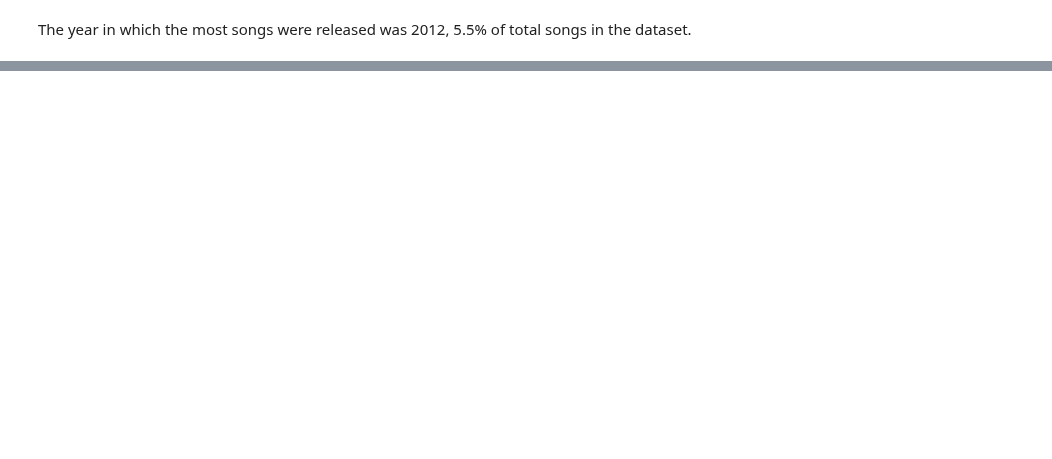
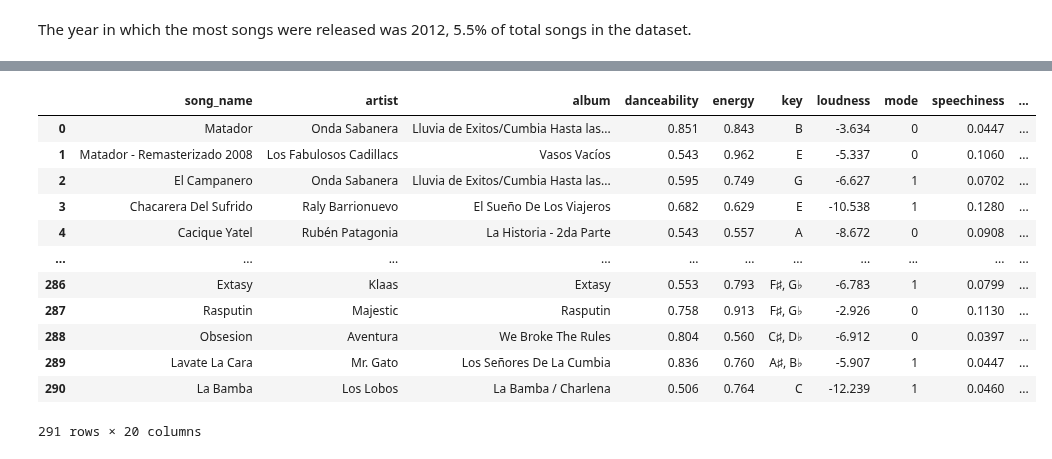
Before and after one commit to bautidea/kaggle_competitions, a Jupyter notebook: spotify_clustering/notebook_resolucion.ipynb, the cells around one changed output, grey strips where cells are left out. Drawn from its saved outputs; the diff is of its cells as text; code cells hidden in the pictures; blank space fills up the shorter version.

```diff
--- a/spotify_clustering/notebook_resolucion.ipynb
+++ b/spotify_clustering/notebook_resolucion.ipynb
@@ -238,0 +322,16 @@ Its a well balanced class, there is not much information we can get out of here
+# %%
+X =
+# %% [output]
+|  | song_name | artist | album | danceability | energy | key | loudness | mode | speechiness | ... |
+| 0 | Matador | Onda Sabanera | Lluvia de Exitos/Cumbia Hasta las... | 0.851 | 0.843 | B | -3.634 | 0 | 0.0447 | ... |
+| 1 | Matador - Remasterizado 2008 | Los Fabulosos Cadillacs | Vasos Vacíos | 0.543 | 0.962 | E | -5.337 | 0 | 0.1060 | ... |
+| 2 | El Campanero | Onda Sabanera | Lluvia de Exitos/Cumbia Hasta las... | 0.595 | 0.749 | G | -6.627 | 1 | 0.0702 | ... |
+| 3 | Chacarera Del Sufrido | Raly Barrionuevo | El Sueño De Los Viajeros | 0.682 | 0.629 | E | -10.538 | 1 | 0.1280 | ... |
+| 4 | Cacique Yatel | Rubén Patagonia | La Historia - 2da Parte | 0.543 | 0.557 | A | -8.672 | 0 | 0.0908 | ... |
+| ... | ... | ... | ... | ... | ... | ... | ... | ... | ... | ... |
+| 286 | Extasy | Klaas | Extasy | 0.553 | 0.793 | F♯, G♭ | -6.783 | 1 | 0.0799 | ... |
+| 287 | Rasputin | Majestic | Rasputin | 0.758 | 0.913 | F♯, G♭ | -2.926 | 0 | 0.1130 | ... |
+| 288 | Obsesion | Aventura | We Broke The Rules | 0.804 | 0.560 | C♯, D♭ | -6.912 | 0 | 0.0397 | ... |
+| 289 | Lavate La Cara | Mr. Gato | Los Señores De La Cumbia | 0.836 | 0.760 | A♯, B♭ | -5.907 | 1 | 0.0447 | ... |
+| 290 | La Bamba | Los Lobos | La Bamba / Charlena | 0.506 | 0.764 | C | -12.239 | 1 | 0.0460 | ... |
+291 rows × 20 columns
```
Also changed, not shown: parts of 23 cells of this notebook.
